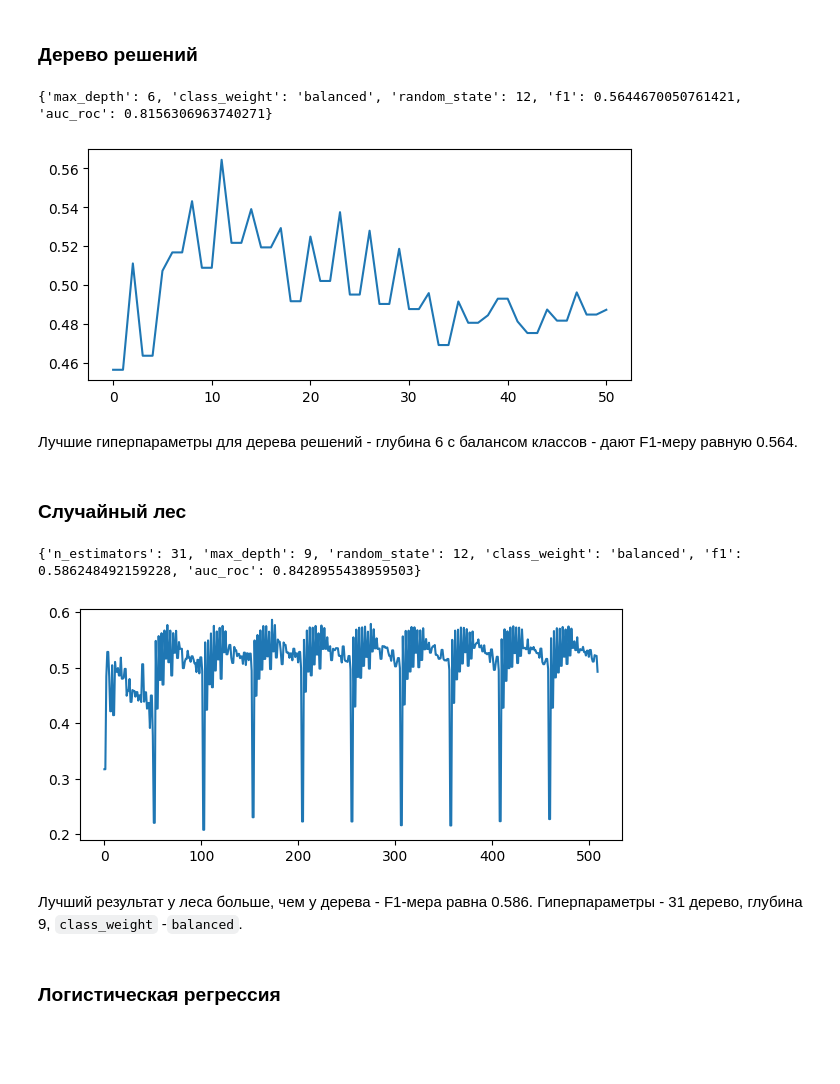
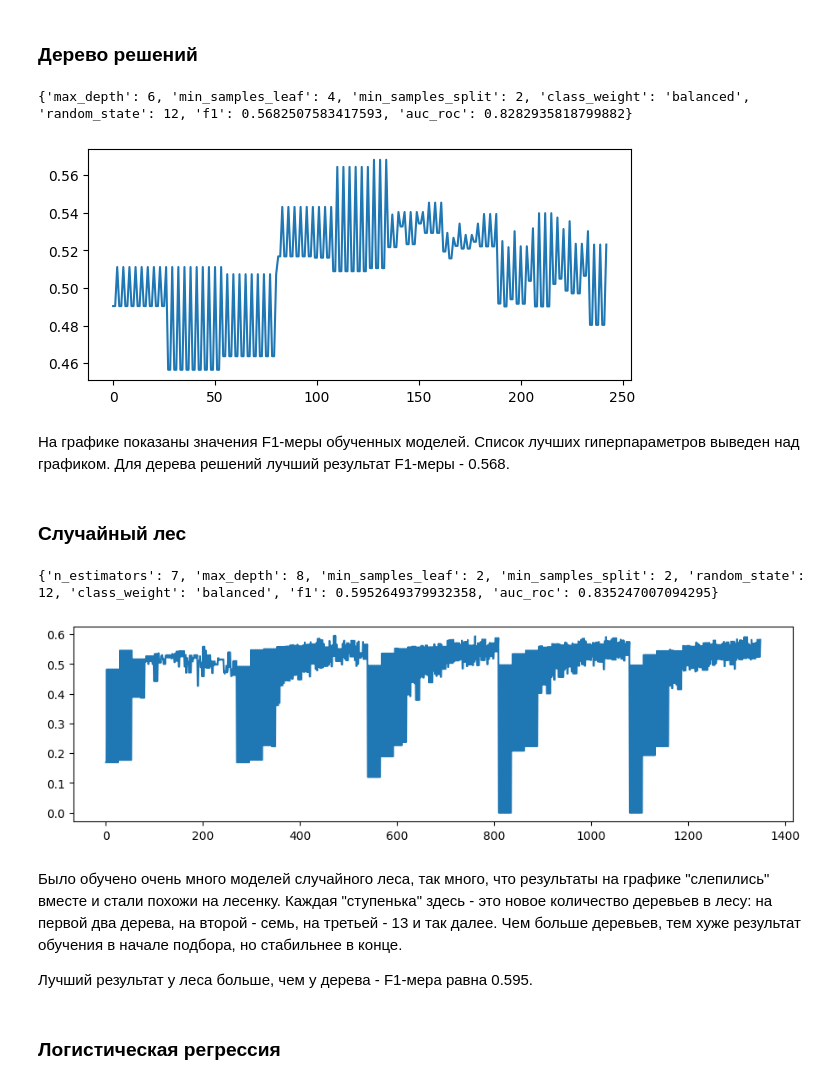
Before and after one commit to rrorchi/supervised-learning-project, a Jupyter notebook: notebook.ipynb, the cells around one changed output. Drawn from its saved outputs; the diff is of its cells as text; code cells hidden in the pictures; blank space fills up the shorter version.

Commit message:
Добавлены новые гиперпараметры для подбора

```diff
--- a/notebook.ipynb
+++ b/notebook.ipynb
@@ -313,59 +313,73 @@ def score_model(model, params, features_train, target_train, features_valid, tar
 # %% [markdown]
 ### Дерево решений
 # %%
-params_tree = {'max_depth': list(range(3, 20)),
+params_tree = {'max_depth': list(range(2, 11)),
+               'min_samples_leaf': [1, 2, 4],
+               'min_samples_split': [2, 4, 8],
                'random_state': [12],
                'class_weight': ['upsample', 'downsample', 'balanced']}
 
 score_tracker = []
 for max_depth in tqdm(params_tree['max_depth']):
-    for class_weight in params_tree['class_weight']:
-        params_ = {'max_depth': max_depth,
-                   'class_weight': class_weight,
-                   'random_state': 12}
-        params_['f1'], params_['auc_roc'] = score_model(DecisionTreeClassifier, params_,
-                                              features_train, target_train, features_valid, target_valid)
-        params_['class_weight'] = class_weight
-        score_tracker.append(params_)
+    for min_samples_leaf in params_tree['min_samples_leaf']:
+        for min_samples_split in params_tree['min_samples_split']:
+            for class_weight in params_tree['class_weight']:
+                params_ = {'max_depth': max_depth,
+                           'min_samples_leaf': min_samples_leaf,
+                           'min_samples_split': min_samples_split,
+                           'class_weight': class_weight,
+                           'random_state': 12}
+                params_['f1'], params_['auc_roc'] = score_model(DecisionTreeClassifier, params_,
+                                                      features_train, target_train, features_valid, target_valid)
+                params_['class_weight'] = class_weight
+                score_tracker.append(params_)
 
 plt.figure(figsize=(7, 3))
 plt.plot([scores['f1'] for scores in score_tracker])
 tree_best = sorted(score_tracker, key=lambda x: x['f1'], reverse=True)[0]
 print(tree_best)
 # %% [output]
-{'max_depth': 6, 'class_weight': 'balanced', 'random_state': 12, 'f1': 0.5644670050761421, 'auc_roc': 0.8156306963740271}
+{'max_depth': 6, 'min_samples_leaf': 4, 'min_samples_split': 2, 'class_weight': 'balanced', 'random_state': 12, 'f1': 0.5682507583417593, 'auc_roc': 0.8282935818799882}
-[figure, old version]
+[figure, new version]
-# %% [markdown]
-Лучшие гиперпараметры для дерева решений - глубина 6 с балансом классов - дают F1-меру равную 0.564.
+# %% [markdown]
+На графике показаны значения F1-меры обученных моделей. Список лучших гиперпараметров выведен над графиком. Для дерева решений лучший результат F1-меры - 0.568.
 # %% [markdown]
 ### Случайный лес
 # %%
-params_forest = {'n_estimators': list(range(1, 101, 10)),
-                 'max_depth': list(range(3, 20)),
+params_forest = {'n_estimators': list(range(2, 23, 5)),
+                 'max_depth': list(range(1, 11)),
+                 'min_samples_leaf': [1, 2, 4],
+                 'min_samples_split': [2, 4, 8],
                  'random_state': [12],
                  'class_weight': ['upsample', 'downsample', 'balanced']}
 score_tracker = []
 for trees in tqdm(params_forest['n_estimators']):
     for depth in params_forest['max_depth']:
-        for class_weight in params_forest['class_weight']:
-            params_ = {'n_estimators': trees,
-                       'max_depth': depth,
-                       'random_state': 12,
-                       'class_weight': class_weight}
-            params_['f1'], params_['auc_roc'] = score_model(RandomForestClassifier, params_,
-                                                  features_train, target_train, features_valid, target_valid)
-            params_['class_weight'] = class_weight
-            score_tracker.append(params_)
+        for min_samples_leaf in params_forest['min_samples_leaf']:
+            for min_samples_split in params_forest['min_samples_split']:
+                for class_weight in params_forest['class_weight']:
+                    params_ = {'n_estimators': trees,
+                               'max_depth': depth,
+                               'min_samples_leaf': min_samples_leaf,
+                               'min_samples_split': min_samples_split,
+                               'random_state': 12,
+                               'class_weight': class_weight}
+                    params_['f1'], params_['auc_roc'] = score_model(RandomForestClassifier, params_,
+                                                          features_train, target_train, features_valid, target_valid)
+                    params_['class_weight'] = class_weight
+                    score_tracker.append(params_)
 
-plt.figure(figsize=(7, 3))
+plt.figure(figsize=(11, 3))
 plt.plot([scores['f1'] for scores in score_tracker])
 forest_best = sorted(score_tracker, key=lambda x: x['f1'], reverse=True)[0]
 print(forest_best)
 # %% [output]
-{'n_estimators': 31, 'max_depth': 9, 'random_state': 12, 'class_weight': 'balanced', 'f1': 0.586248492159228, 'auc_roc': 0.8428955438959503}
+{'n_estimators': 7, 'max_depth': 8, 'min_samples_leaf': 2, 'min_samples_split': 2, 'random_state': 12, 'class_weight': 'balanced', 'f1': 0.5952649379932358, 'auc_roc': 0.835247007094295}
-[figure, old version]
+[figure, new version]
-# %% [markdown]
-Лучший результат у леса больше, чем у дерева - F1-мера равна 0.586. Гиперпараметры - 31 дерево, глубина 9, `class_weight` -`balanced`.
+# %% [markdown]
+Было обучено очень много моделей случайного леса, так много, что результаты на графике "слепились" вместе и стали похожи на лесенку. Каждая "ступенька" здесь - это новое количество деревьев в лесу: на первой два дерева, на второй - семь, на третьей - 13 и так далее. Чем больше деревьев, тем хуже результат обучения в начале подбора, но стабильнее в конце.
+
+Лучший результат у леса больше, чем у дерева - F1-мера равна 0.595.
 # %% [markdown]
 ### Логистическая регрессия
 # %%
```
Also changed, not shown: parts of 7 cells of this notebook, 1 other file.
